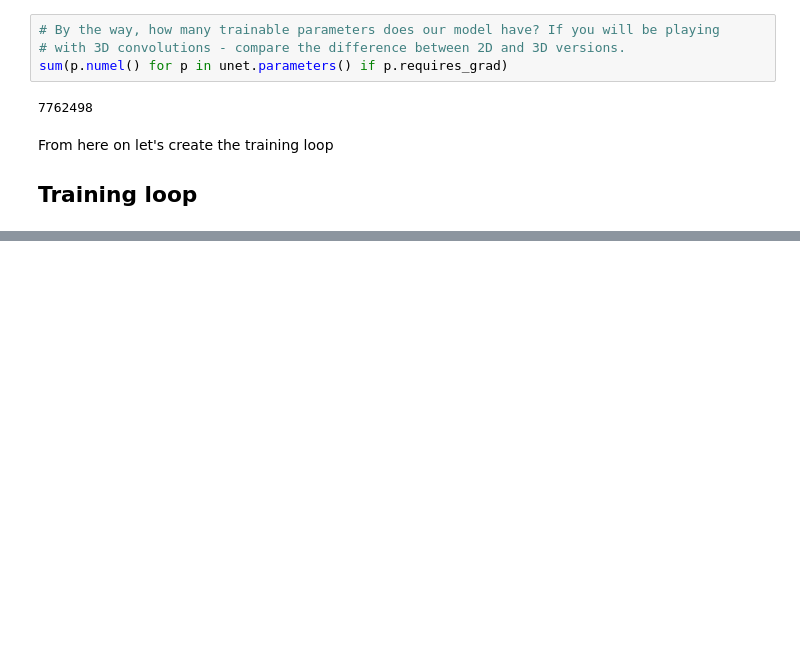
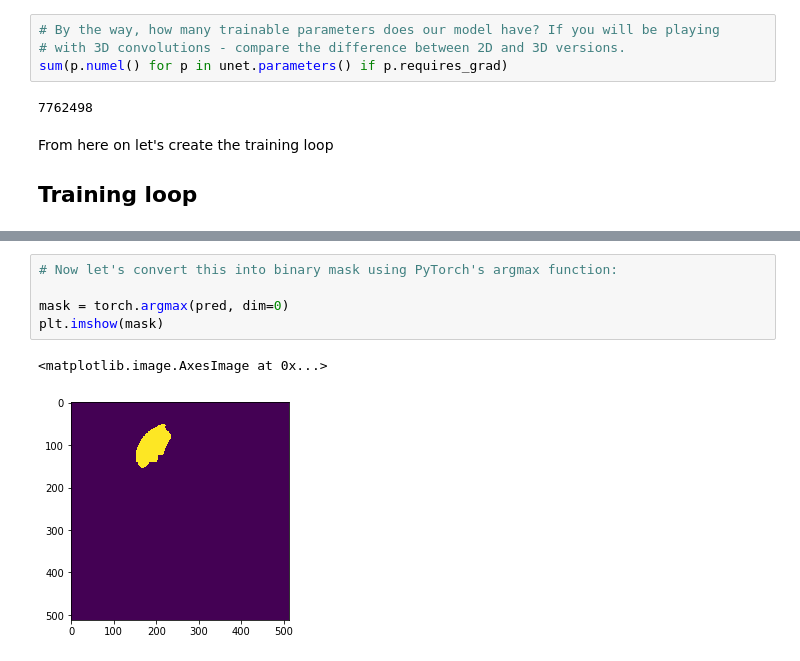
Before and after one commit to c3Zor/imaging, a Jupyter notebook: U-net implementation, spleen.ipynb, the cells around one changed output, grey strips where cells are left out. Saved outputs shown, nothing was run; the diff lists cells and outputs as text; blank space fills up the shorter version.

```diff
--- a/U-net implementation, spleen.ipynb
+++ b/U-net implementation, spleen.ipynb
@@ -259,0 +302,8 @@ plt.imshow(pred.cpu().detach()[0,1])
+# %%
+# Now let's convert this into binary mask using PyTorch's argmax function:
+
+mask = torch.argmax(pred, dim=0)
+plt.imshow(mask)
+# %% [output]
+<matplotlib.image.AxesImage at 0x...>
+[figure, added]
```
Also changed, not shown: parts of 9 cells of this notebook, 1 other file.
